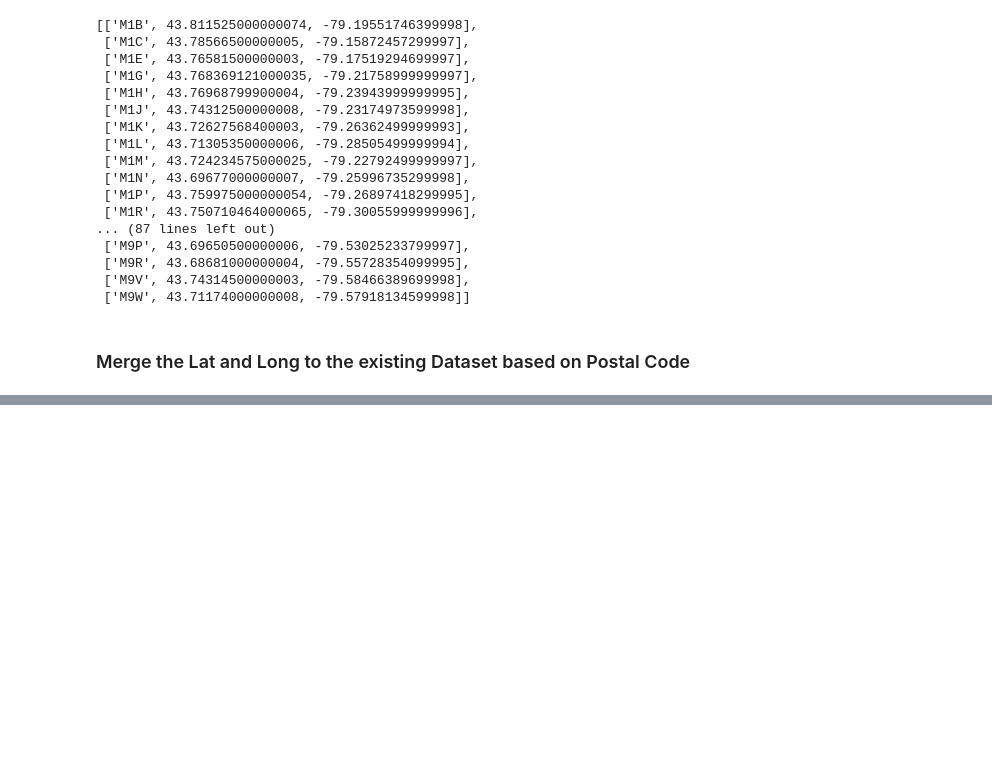
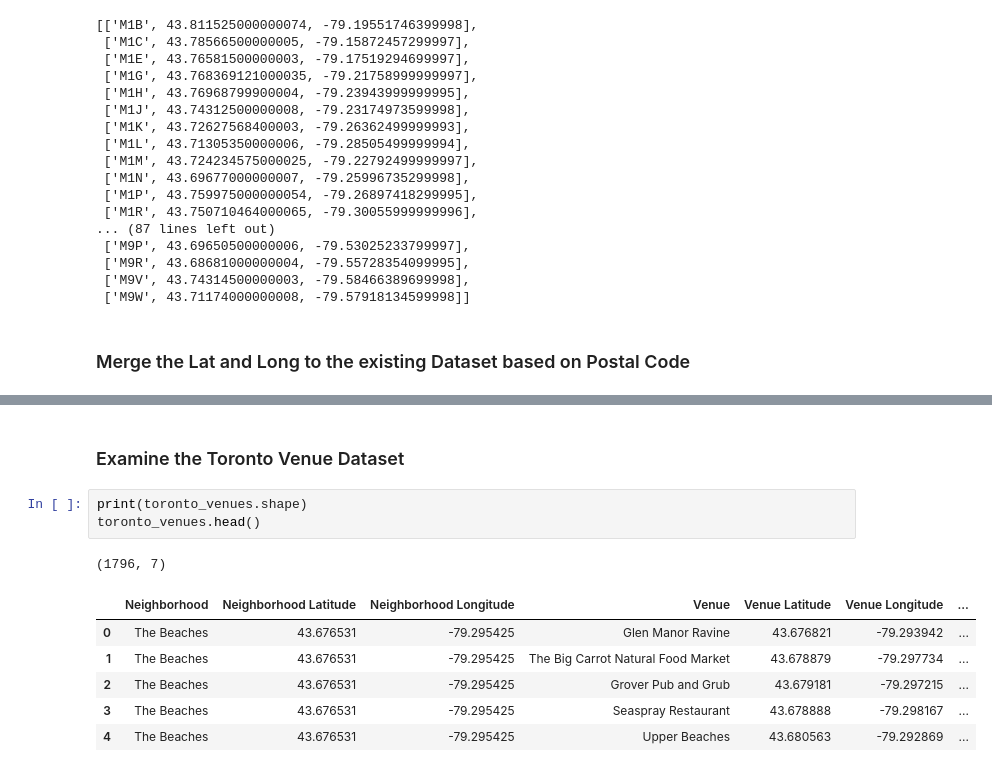
Before and after one commit to tiongghee/CourseaCapstone, a Jupyter notebook: Segmenting and Clustering Neighborhoods in Toronto.ipynb, the cells around one changed output, grey strips where cells are left out. Saved outputs shown, nothing was run; the diff lists cells and outputs as text; blank space fills up the shorter version.

```diff
--- a/Segmenting and Clustering Neighborhoods in Toronto.ipynb
+++ b/Segmenting and Clustering Neighborhoods in Toronto.ipynb
@@ -228,0 +344,13 @@ The number of row in the Dataset =  103
+# %% [markdown]
+### Examine the Toronto Venue Dataset
+# %%
+print(toronto_venues.shape)
+toronto_venues.head()
+# %% [output]
+(1796, 7)
+|  | Neighborhood | Neighborhood Latitude | Neighborhood Longitude | Venue | Venue Latitude | Venue Longitude | ... |
+| 0 | The Beaches | 43.676531 | -79.295425 | Glen Manor Ravine | 43.676821 | -79.293942 | ... |
+| 1 | The Beaches | 43.676531 | -79.295425 | The Big Carrot Natural Food Market | 43.678879 | -79.297734 | ... |
+| 2 | The Beaches | 43.676531 | -79.295425 | Grover Pub and Grub | 43.679181 | -79.297215 | ... |
+| 3 | The Beaches | 43.676531 | -79.295425 | Seaspray Restaurant | 43.678888 | -79.298167 | ... |
+| 4 | The Beaches | 43.676531 | -79.295425 | Upper Beaches | 43.680563 | -79.292869 | ... |
```
Also changed, not shown: parts of 35 cells of this notebook.
